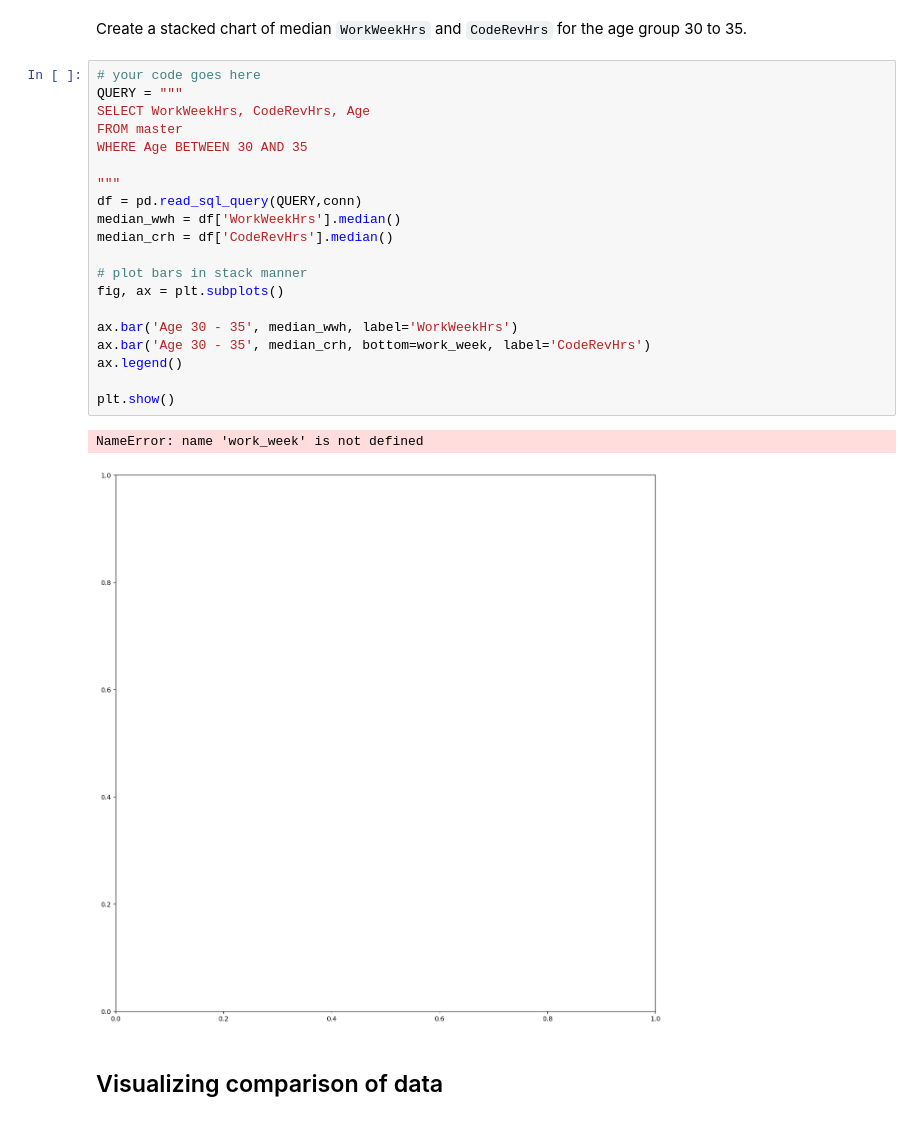
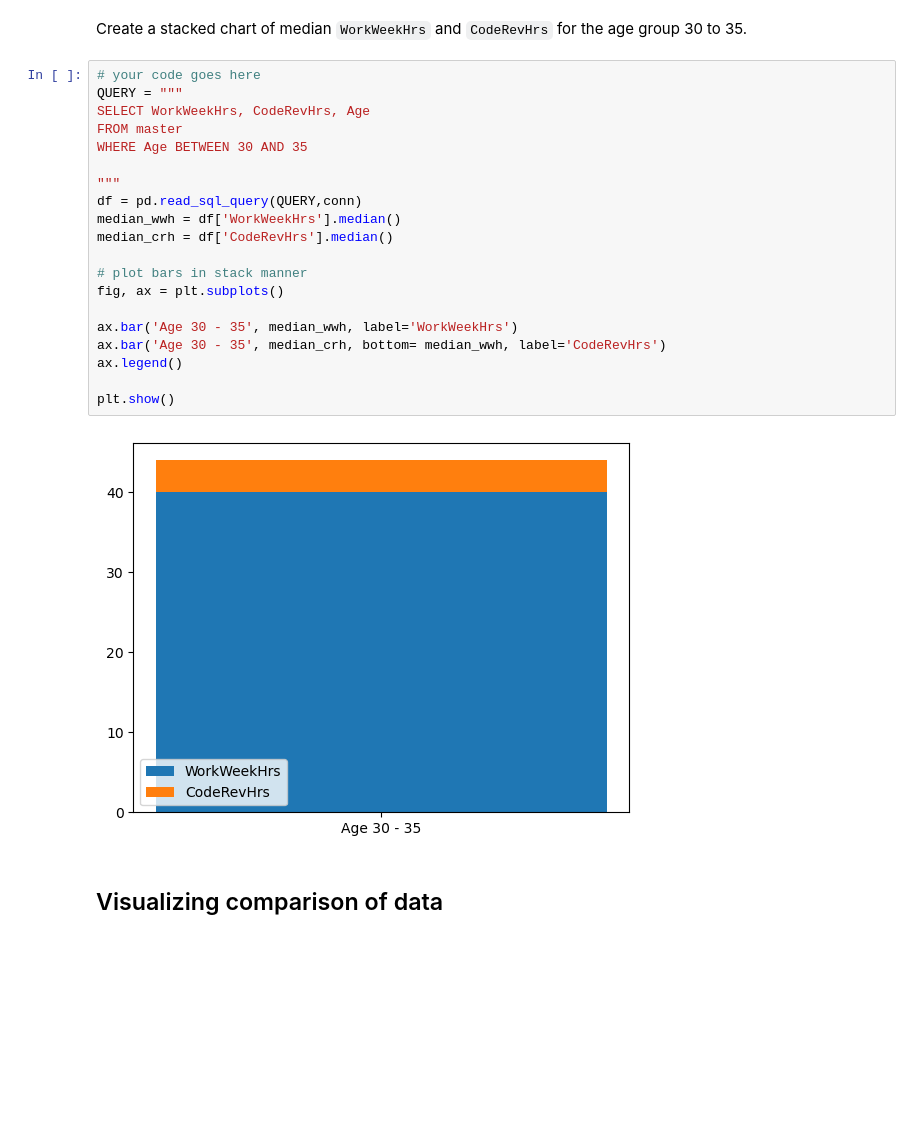
Before and after one commit to sparkar10/Capstone-Project, a Jupyter notebook: M4DataVisualization-lab.ipynb, the cells around one changed output. Drawn from its saved outputs; the diff is of its cells as text; blank space fills up the shorter version.

```diff
--- a/M4DataVisualization-lab.ipynb
+++ b/M4DataVisualization-lab.ipynb
@@ -324,26 +327,25 @@ Create a stacked chart of median `WorkWeekHrs` and `CodeRevHrs` for the age grou
 # %%
 # your code goes here
 QUERY = """
 SELECT WorkWeekHrs, CodeRevHrs, Age
 FROM master
 WHERE Age BETWEEN 30 AND 35
 
 """
 df = pd.read_sql_query(QUERY,conn)
 median_wwh = df['WorkWeekHrs'].median()
 median_crh = df['CodeRevHrs'].median()
 
 # plot bars in stack manner
 fig, ax = plt.subplots()
 
 ax.bar('Age 30 - 35', median_wwh, label='WorkWeekHrs')
-ax.bar('Age 30 - 35', median_crh, bottom=work_week, label='CodeRevHrs')
+ax.bar('Age 30 - 35', median_crh, bottom= median_wwh, label='CodeRevHrs')
 ax.legend()
 
 plt.show()
 # %% [output]
-NameError: name 'work_week' is not defined
-[figure, old version]
+[figure, new version]
 # %% [markdown]
 ## Visualizing comparison of data
 # %% [markdown]
```
Also changed, not shown: parts of 8 cells of this notebook.
